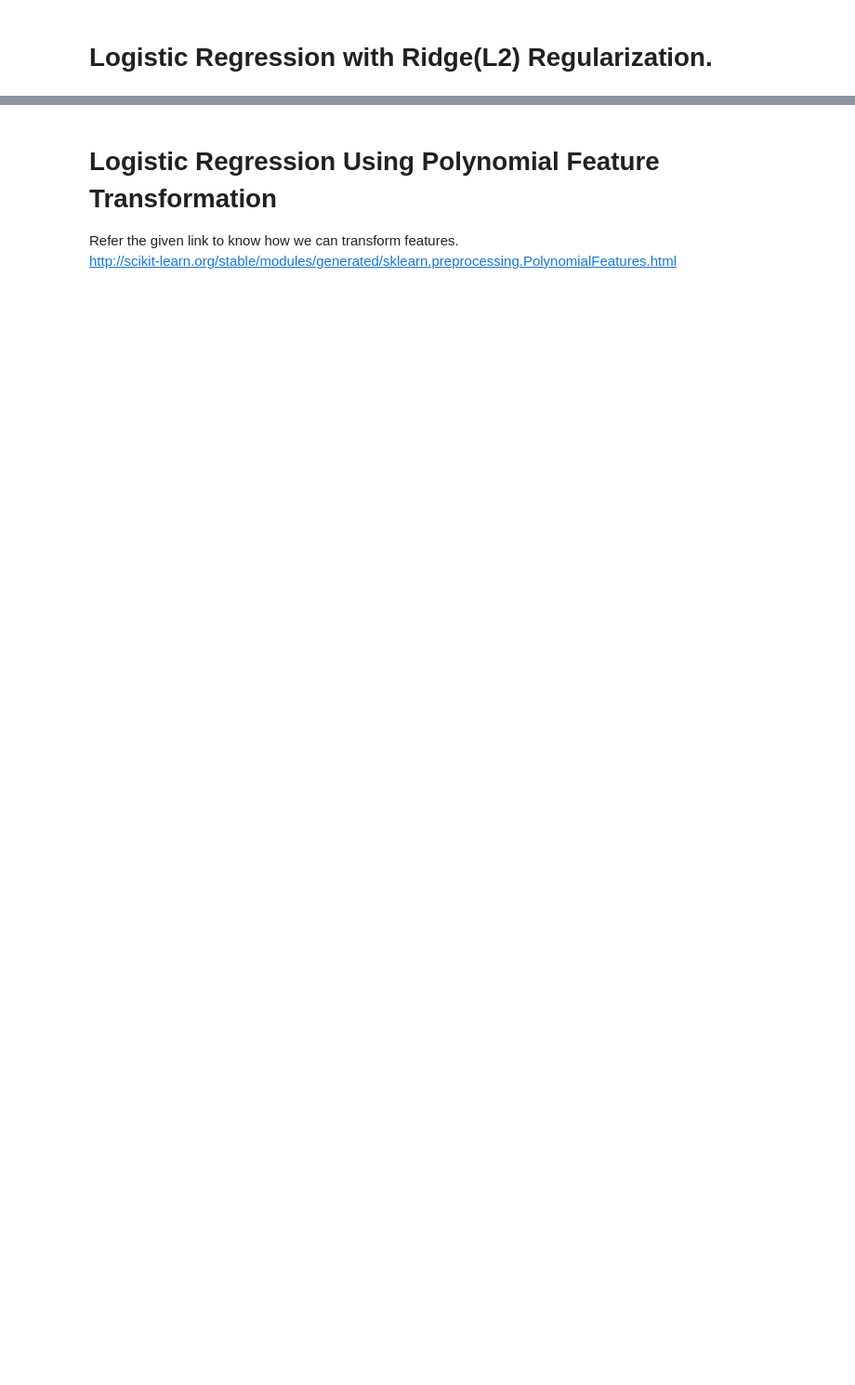
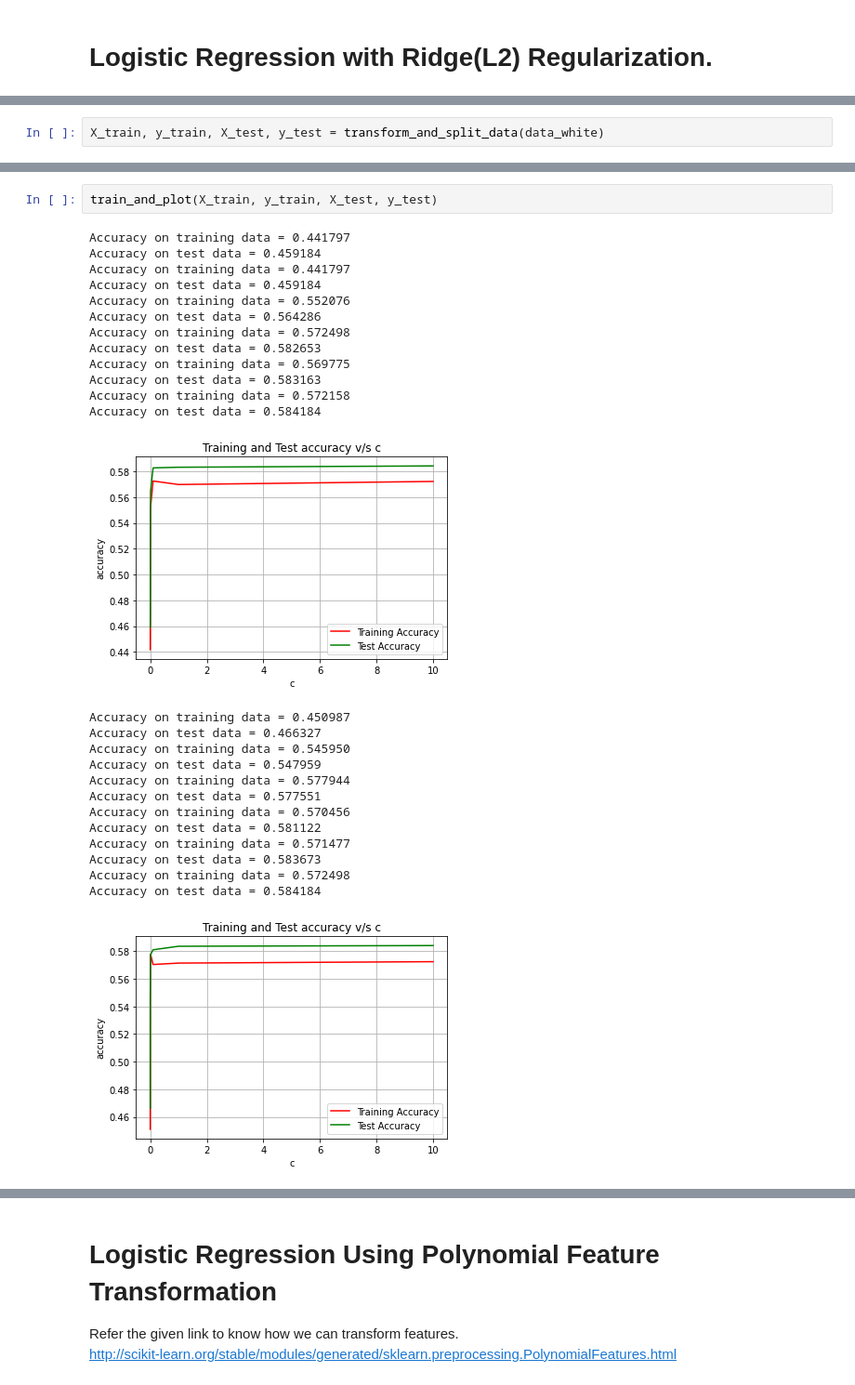
Before and after one commit to RoyLeviGit/ML_Final, a Jupyter notebook: Logistic Regression.ipynb, the cells around one changed output, grey strips where cells are left out. Shown at 93% size. Saved outputs shown, nothing was run; the diff lists cells and outputs as text; blank space fills up the shorter version.

```diff
--- a/Logistic Regression.ipynb
+++ b/Logistic Regression.ipynb
@@ -217,0 +240,2 @@ plt.show()
+# %%
+X_train, y_train, X_test, y_test = transform_and_split_data(data_white)
@@ -217,0 +260,29 @@ plt.show()
+# %%
+train_and_plot(X_train, y_train, X_test, y_test)
+# %% [output]
+Accuracy on training data = 0.441797
+Accuracy on test data = 0.459184
+Accuracy on training data = 0.441797
+Accuracy on test data = 0.459184
+Accuracy on training data = 0.552076
+Accuracy on test data = 0.564286
+Accuracy on training data = 0.572498
+Accuracy on test data = 0.582653
+Accuracy on training data = 0.569775
+Accuracy on test data = 0.583163
+Accuracy on training data = 0.572158
+Accuracy on test data = 0.584184
+[figure, added]
+Accuracy on training data = 0.450987
+Accuracy on test data = 0.466327
+Accuracy on training data = 0.545950
+Accuracy on test data = 0.547959
+Accuracy on training data = 0.577944
+Accuracy on test data = 0.577551
+Accuracy on training data = 0.570456
+Accuracy on test data = 0.581122
+Accuracy on training data = 0.571477
+Accuracy on test data = 0.583673
+Accuracy on training data = 0.572498
+Accuracy on test data = 0.584184
+[figure, added]
```
Also changed, not shown: parts of 42 cells of this notebook, 1 other file.
